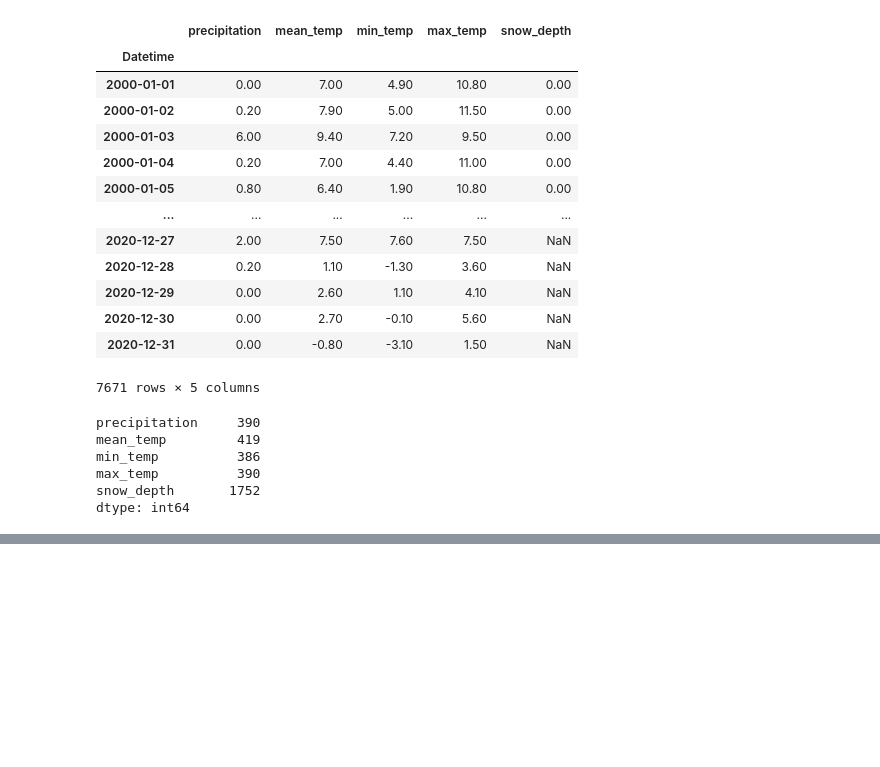
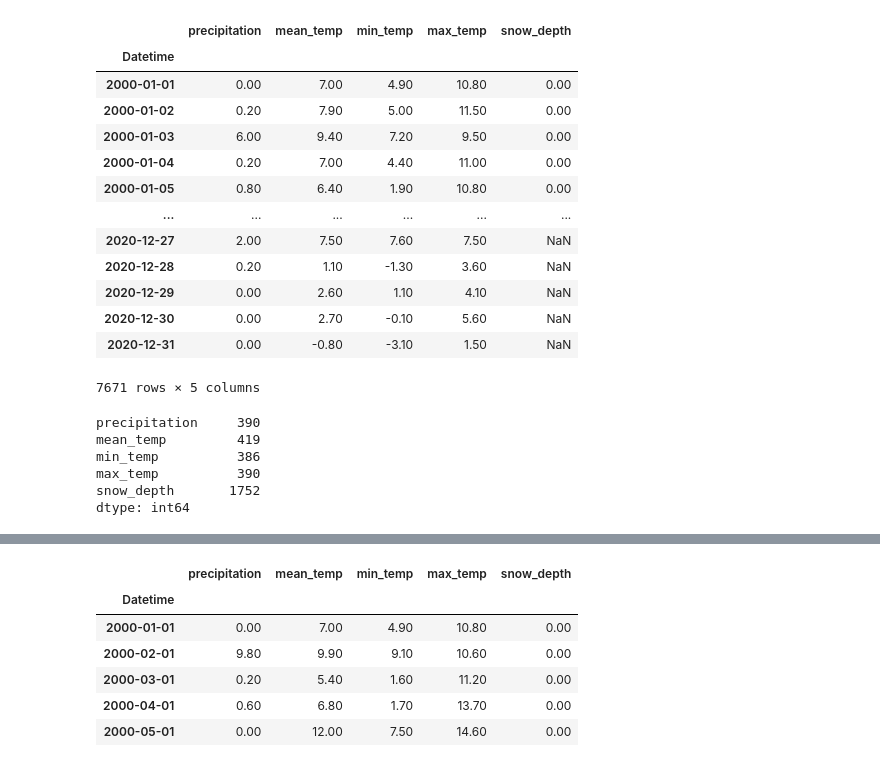
Before and after one commit to Beagan19/-Core--Resampling-Datetime-Data, a Jupyter notebook: (Core) Resampling Datetime Data.ipynb, the cells around one changed output, grey strips where cells are left out. Cells and saved outputs as stored; diff of their text form; code cells hidden in the pictures; blank space fills up the shorter version.

```diff
--- a/(Core) Resampling Datetime Data.ipynb
+++ b/(Core) Resampling Datetime Data.ipynb
@@ -117,3 +154,11 @@ min_temp          386
 max_temp          390
 snow_depth       1752
 dtype: int64
+# %%
+## interpolating temperature measures
+df_ts['mean_temp'] = df_ts['mean_temp'].interpolate()
+df_ts['max_temp'] = df_ts['max_temp'].interpolate()
+df_ts['min_temp'] = df_ts['min_temp'].interpolate()
+
+df_ts['snow_depth'] = df_ts['snow_depth'].fillna(0)
+df_ts['precipitation'] = df_ts['precipitation'].fillna(0)
@@ -119,0 +176,8 @@ dtype: int64
+# %%
+ts = df_ts.copy()
+ts_prec = ts.loc[ts['precipitation'] <= 2010]
+# %%
+##  set monthly frequency
+ts1 = ts_prec.asfreq('MS')
+##  preview the index again
+ts1.index
@@ -119,0 +193,13 @@ dtype: int64
+# %%
+# resample month
+ts_MS_res = ts1.resample("MS").mean()
+ts_MS_res.name = 'Resampled'
+ts_MS_res.head()
+# %% [output]
+|  | precipitation | mean_temp | min_temp | max_temp | snow_depth |
+| Datetime |  |  |  |  |  |
+| 2000-01-01 | 0.00 | 7.00 | 4.90 | 10.80 | 0.00 |
+| 2000-02-01 | 9.80 | 9.90 | 9.10 | 10.60 | 0.00 |
+| 2000-03-01 | 0.20 | 5.40 | 1.60 | 11.20 | 0.00 |
+| 2000-04-01 | 0.60 | 6.80 | 1.70 | 13.70 | 0.00 |
+| 2000-05-01 | 0.00 | 12.00 | 7.50 | 14.60 | 0.00 |
```
Also changed, not shown: parts of 9 cells of this notebook.
